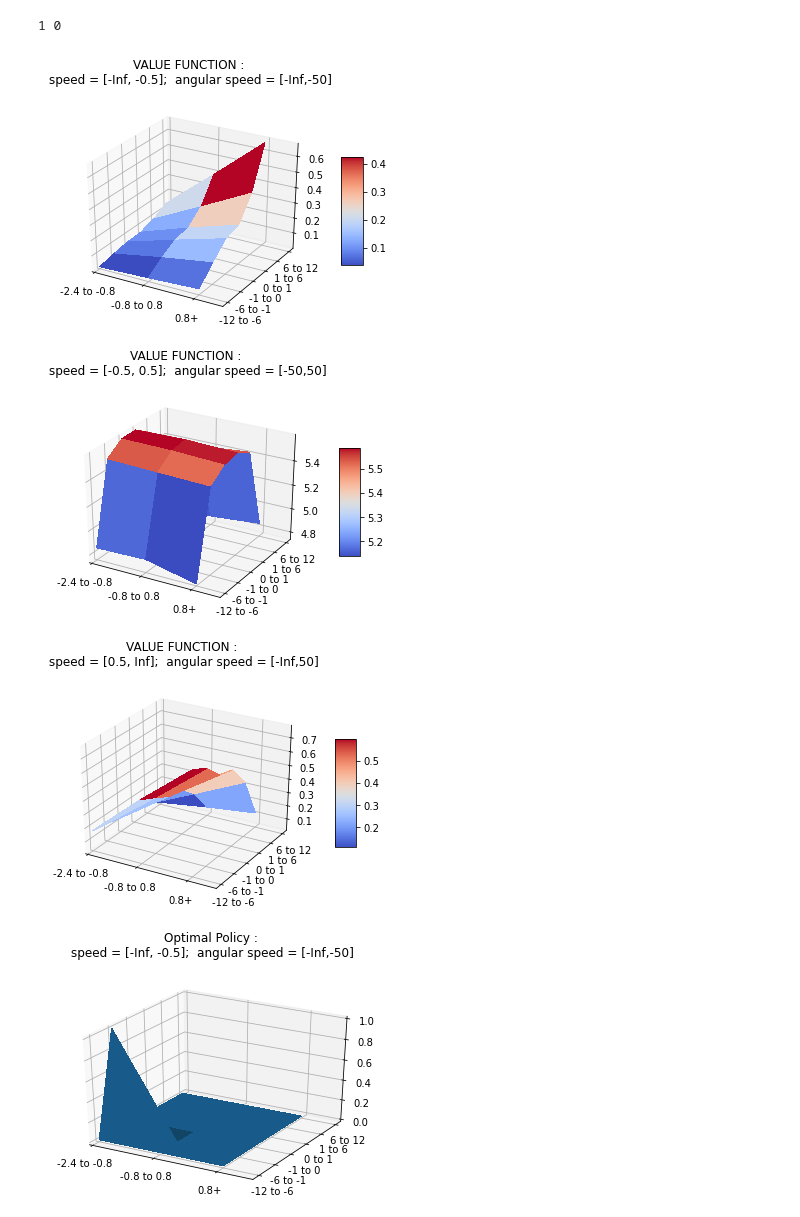
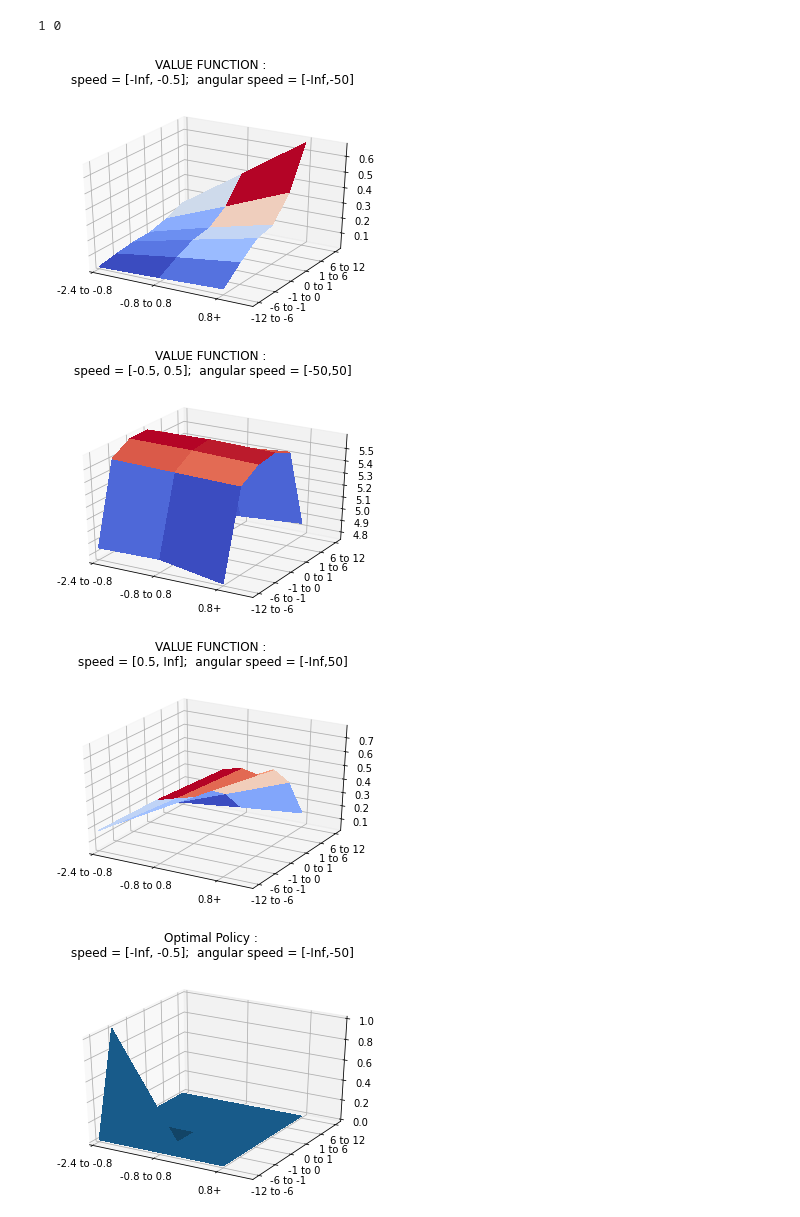
Before and after one commit to adyotag/SLE_Project, a Jupyter notebook: Project_P2_DP.ipynb, the cells around one changed output. Drawn from its saved outputs; the diff is of its cells as text; code cells hidden in the pictures.

```diff
--- a/Project_P2_DP.ipynb
+++ b/Project_P2_DP.ipynb
@@ -217,24 +218,24 @@ while stable == False:
 # %%
 # Plotting value function as a function of angle and location for
 # 3 chosen values of rate of angular change and speed
 
 fig = plt.figure()
 ax = fig.gca(projection='3d')
 X = np.array([0,1,2,3,4,5])
 Y = np.array([0,1,2])
 X, Y = np.meshgrid(Y, X)
 Z = V[:,:,0,0]
 surf = ax.plot_surface(X, Y, Z, cmap=cm.coolwarm,linewidth=0, antialiased=False)
 
 # Add a color bar which maps values to colors.
-fig.colorbar(surf, shrink=0.5, aspect=5)
+
 plt.title('VALUE FUNCTION : \n speed = [-Inf, -0.5];  angular speed = [-Inf,-50] \n \n')
 plt.yticks([0,1,2,3,4,5], ('-12 to -6', '-6 to -1', '-1 to 0', '0 to 1', '1 to 6','6 to 12'))
 plt.xticks([0,1,2],('-2.4 to -0.8','-0.8 to 0.8','0.8+'))
 plt.xlim((0,2.5))
 plt.show()
 # %% [output]
-[figure, old version]
+[figure, new version]
 # %%
 fig = plt.figure()
 ax = fig.gca(projection='3d')
@@ -245,14 +246,14 @@ Z = V[:,:,1,1]
 surf = ax.plot_surface(X, Y, Z, cmap=cm.coolwarm,linewidth=0, antialiased=False)
 
 # Add a color bar which maps values to colors.
-fig.colorbar(surf, shrink=0.5, aspect=5)
+
 plt.title('VALUE FUNCTION : \n speed = [-0.5, 0.5];  angular speed = [-50,50] \n \n')
 plt.yticks([0,1,2,3,4,5], ('-12 to -6', '-6 to -1', '-1 to 0', '0 to 1', '1 to 6','6 to 12'))
 plt.xticks([0,1,2],('-2.4 to -0.8','-0.8 to 0.8','0.8+'))
 plt.xlim((0,2.5))
 plt.show()
 # %% [output]
-[figure, old version]
+[figure, new version]
 # %%
 fig = plt.figure()
 ax = fig.gca(projection='3d')
@@ -263,14 +264,14 @@ Z = V[:,:,2,0]
 surf = ax.plot_surface(X, Y, Z, cmap=cm.coolwarm,linewidth=0, antialiased=False)
 
 # Add a color bar which maps values to colors.
-fig.colorbar(surf, shrink=0.5, aspect=5)
+
 plt.title('VALUE FUNCTION : \n speed = [0.5, Inf];  angular speed = [-Inf,50] \n \n')
 plt.yticks([0,1,2,3,4,5], ('-12 to -6', '-6 to -1', '-1 to 0', '0 to 1', '1 to 6','6 to 12'))
 plt.xticks([0,1,2],('-2.4 to -0.8','-0.8 to 0.8','0.8+'))
 plt.xlim((0,2.5))
 plt.show()
 # %% [output]
-[figure, old version]
+[figure, new version]
 # %%
 # converting the policy for plotting purposes
 plottingPI = np.argmax(pi, axis = 4)
```
Also changed, not shown: parts of 9 cells of this notebook.
